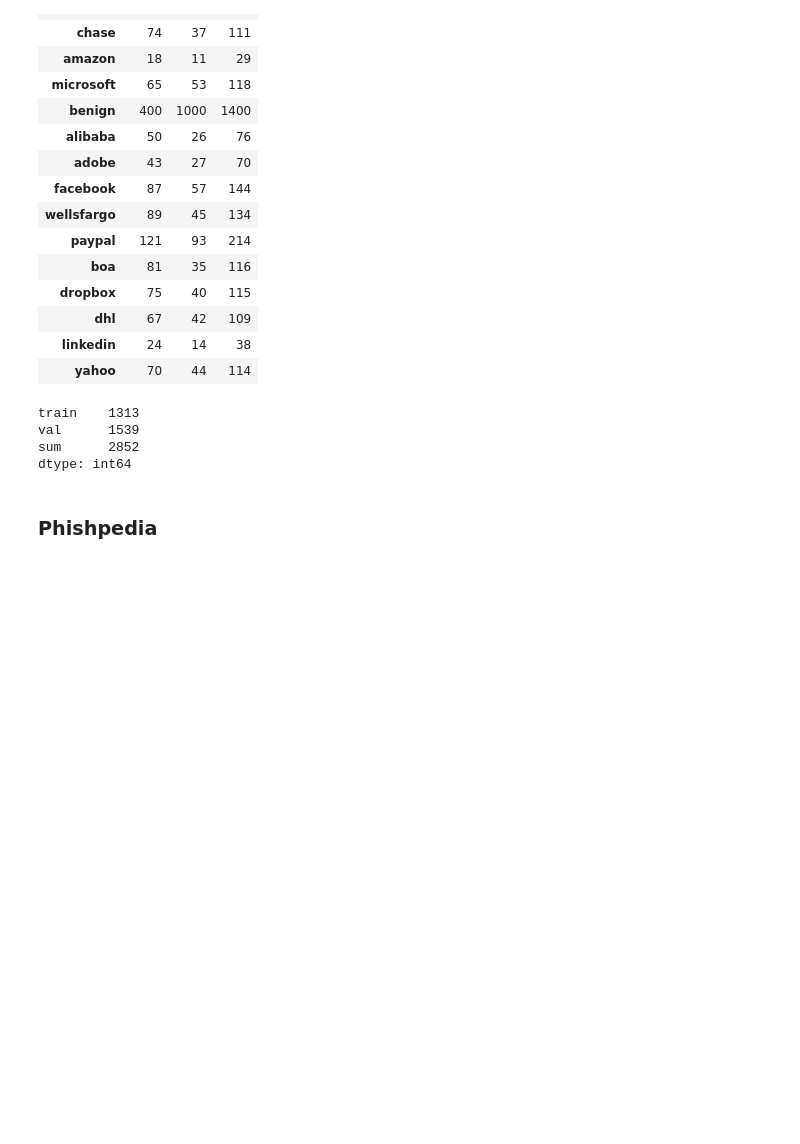
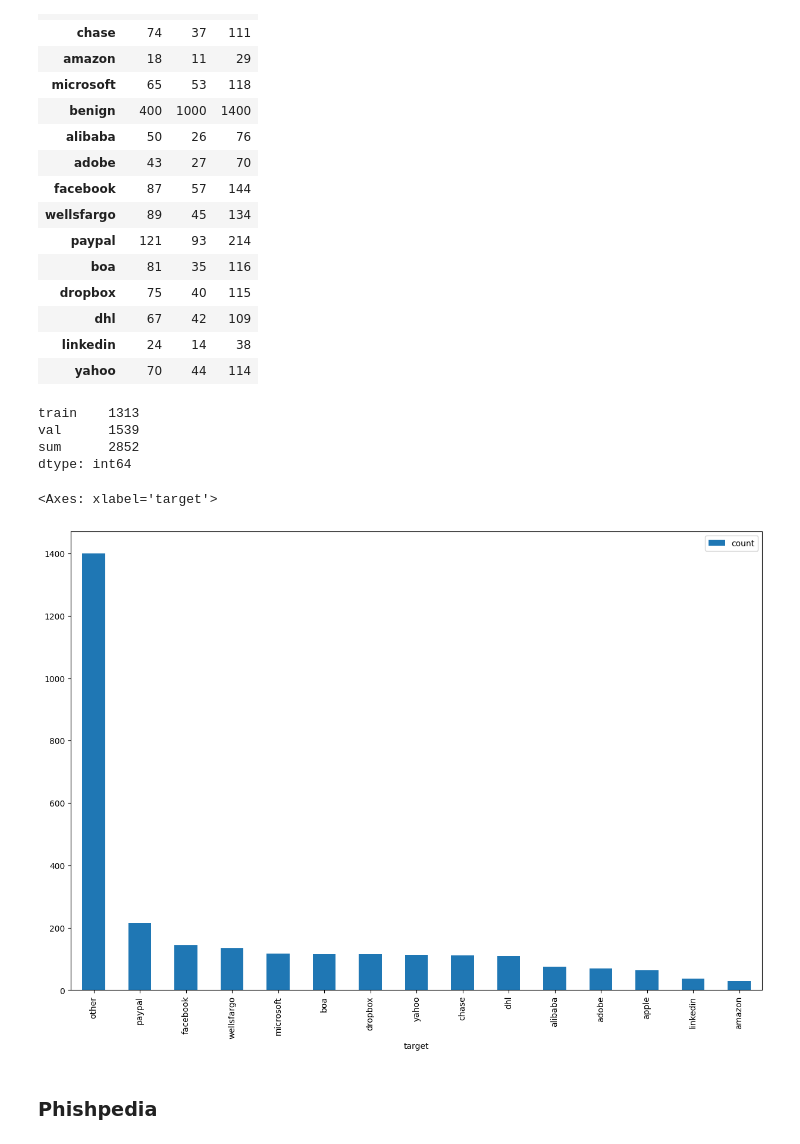
Before and after one commit to Percival33/phish-target-recognition, a Jupyter notebook: notebooks/008-datasets-analisys.ipynb, the cells around one changed output. Cells and saved outputs as stored; diff of their text form; code cells hidden in the pictures; blank space fills up the shorter version.

Commit message:
TODO: common targets

```diff
--- a/notebooks/008-datasets-analisys.ipynb
+++ b/notebooks/008-datasets-analisys.ipynb
@@ -447,6 +449,11 @@ train    1313
 val      1539
 sum      2852
 dtype: int64
+# %%
+pd.DataFrame(phishIRIS['target'].value_counts()).plot.bar(figsize=(15,10))
+# %% [output]
+<Axes: xlabel='target'>
+[figure, added]
 # %% [markdown]
 ### Phishpedia
 # %%
```
Also changed, not shown: parts of 31 cells of this notebook.
